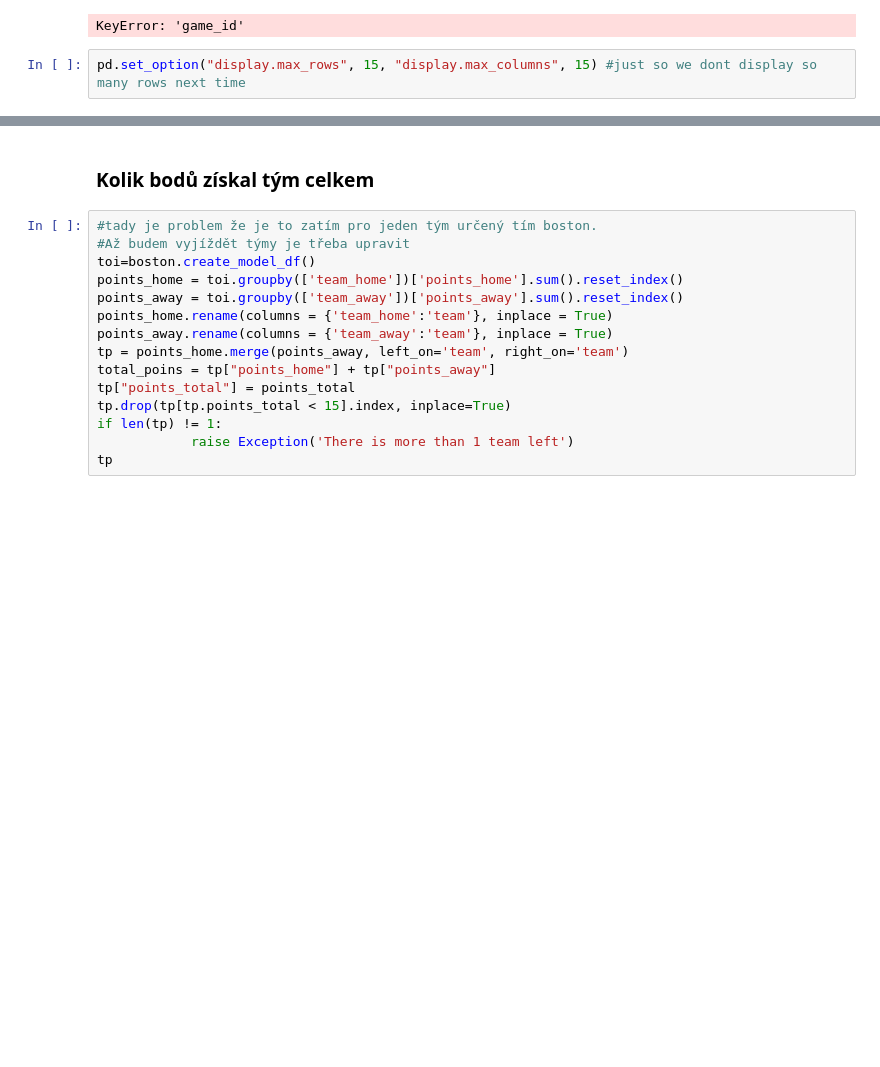
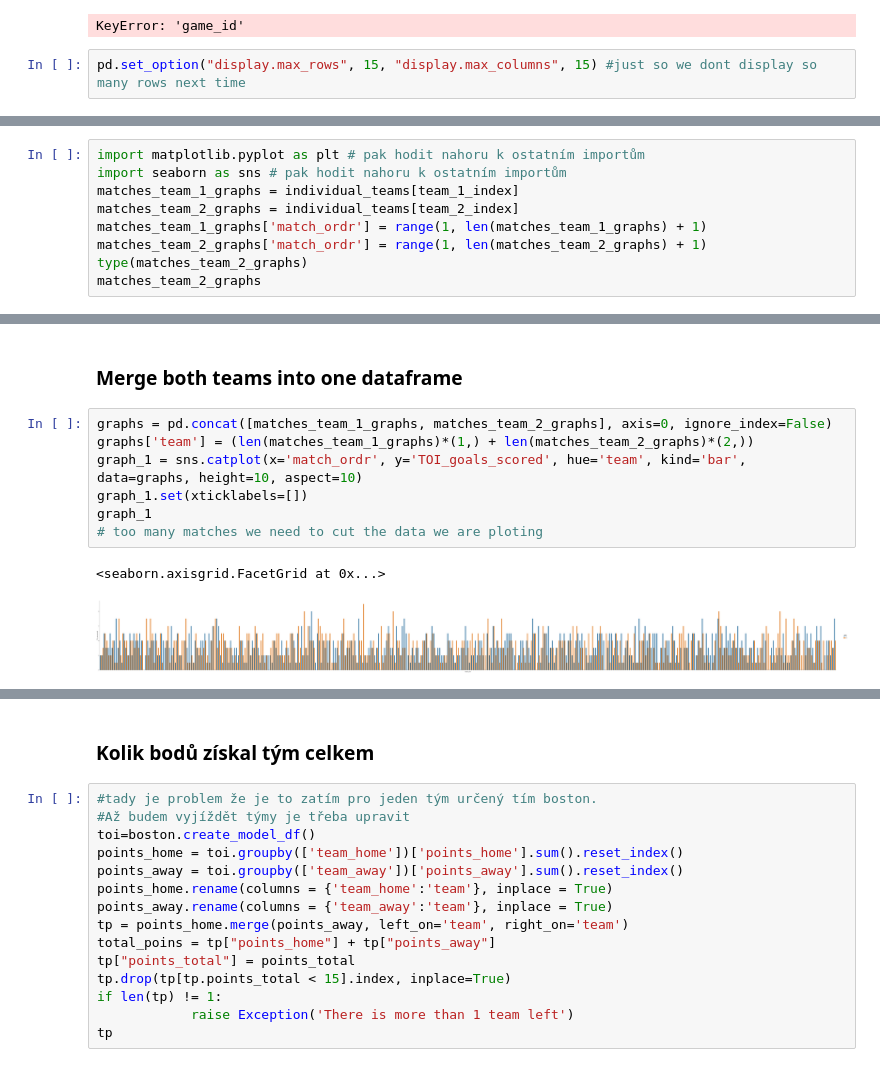
Before and after one commit to pajaKr/nhl_project, a Jupyter notebook: nhl_project.ipynb, the cells around one changed output, grey strips where cells are left out. Saved outputs shown, nothing was run; the diff lists cells and outputs as text; blank space fills up the shorter version.

Commit message:
Graphs

```diff
--- a/nhl_project.ipynb
+++ b/nhl_project.ipynb
@@ -570,0 +575,9 @@ matches_between_them_ids
+# %%
+import matplotlib.pyplot as plt # pak hodit nahoru k ostatním importům
+import seaborn as sns # pak hodit nahoru k ostatním importům
+matches_team_1_graphs = individual_teams[team_1_index]
+matches_team_2_graphs = individual_teams[team_2_index]
+matches_team_1_graphs['match_ordr'] = range(1, len(matches_team_1_graphs) + 1)
+matches_team_2_graphs['match_ordr'] = range(1, len(matches_team_2_graphs) + 1)
+type(matches_team_2_graphs)
+matches_team_2_graphs
@@ -570,0 +598,12 @@ matches_between_them_ids
+# %% [markdown]
+### Merge both teams into one dataframe
+# %%
+graphs = pd.concat([matches_team_1_graphs, matches_team_2_graphs], axis=0, ignore_index=False)
+graphs['team'] = (len(matches_team_1_graphs)*(1,) + len(matches_team_2_graphs)*(2,))
+graph_1 = sns.catplot(x='match_ordr', y='TOI_goals_scored', hue='team', kind='bar', data=graphs, height=10, aspect=10)
+graph_1.set(xticklabels=[])
+graph_1
+# too many matches we need to cut the data we are ploting
+# %% [output]
+<seaborn.axisgrid.FacetGrid at 0x...>
+[figure, added]
```
Also changed, not shown: parts of 4 cells of this notebook.
